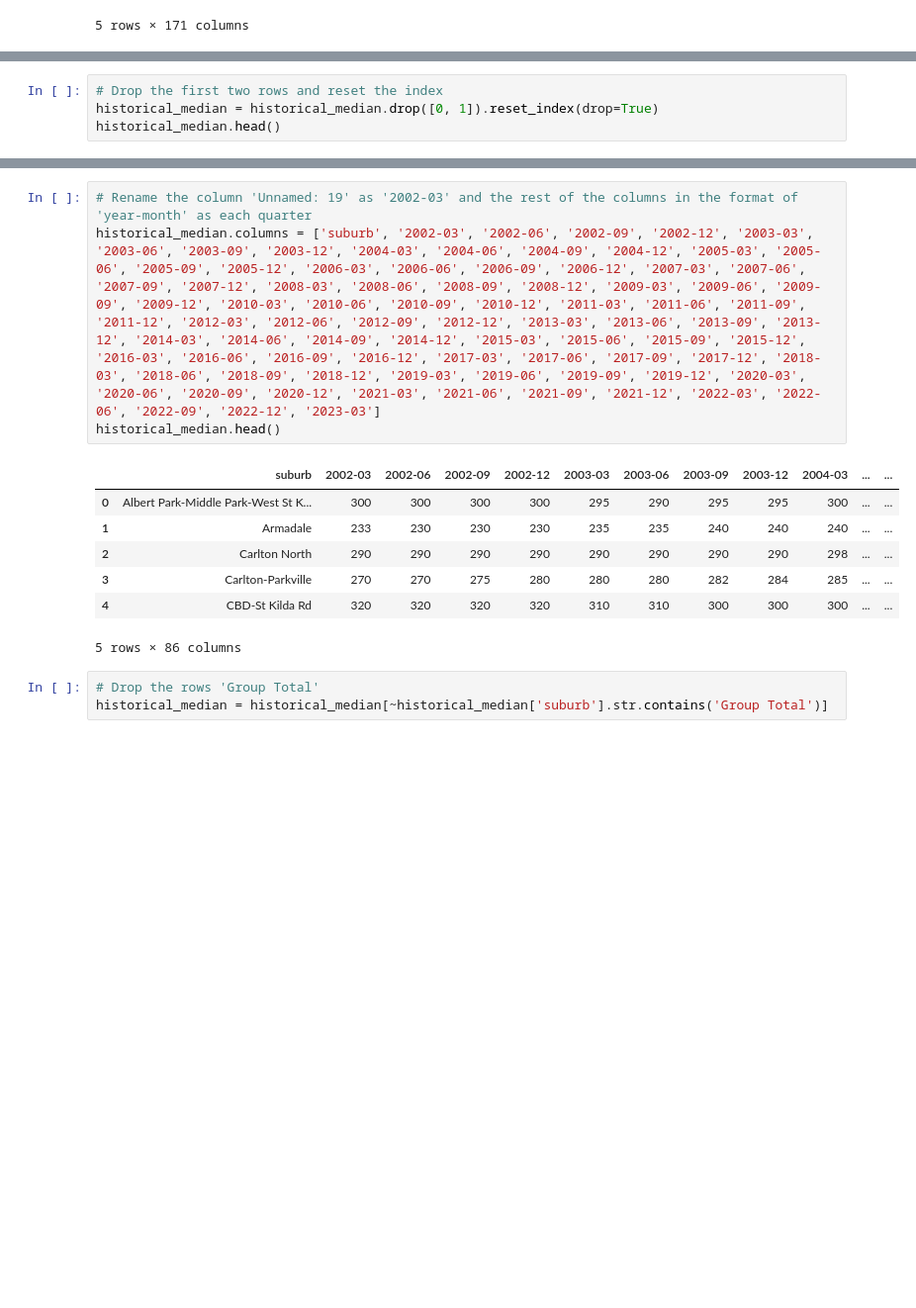
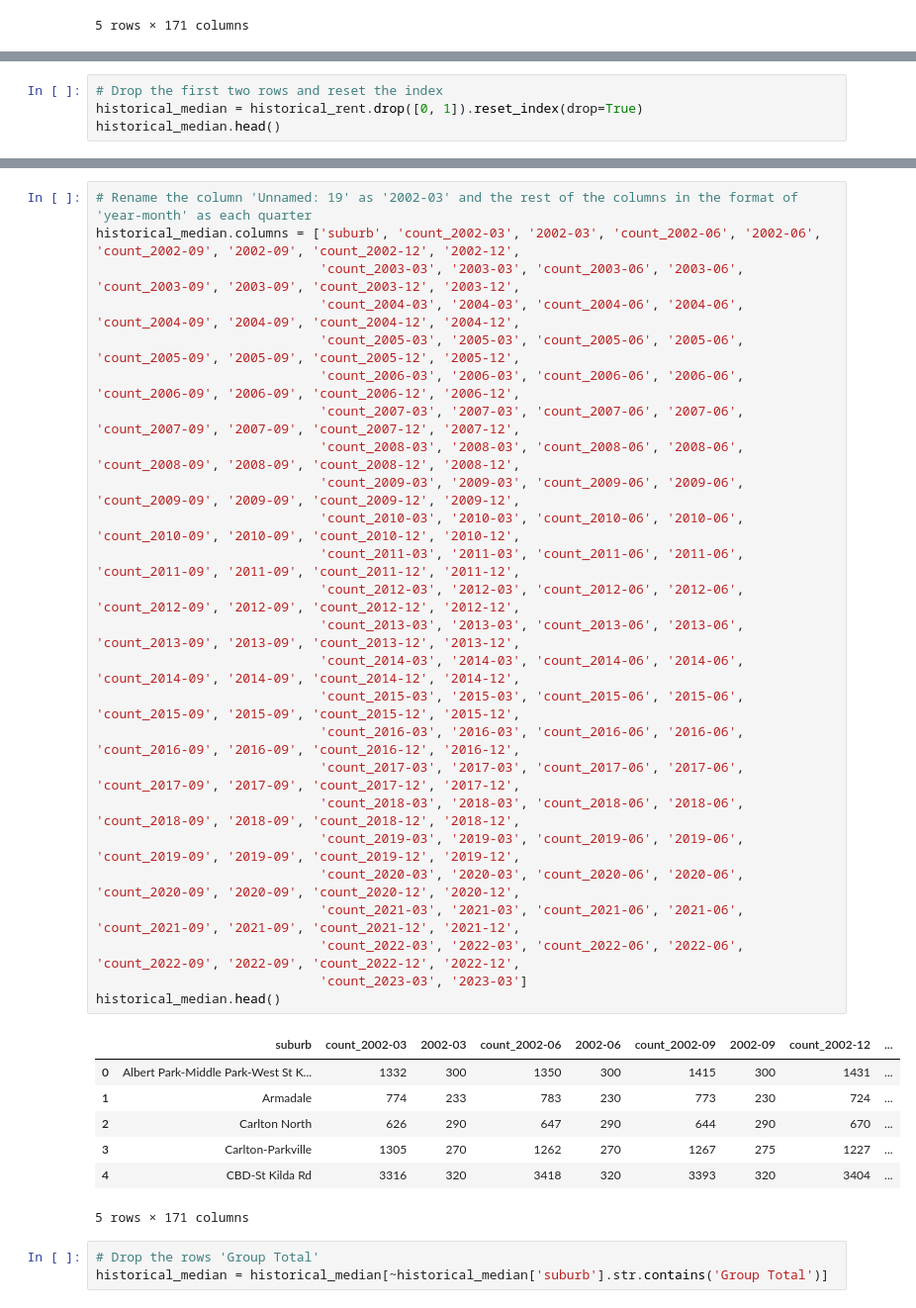
Before and after one commit to MAST30034-AppliedDataScience/project-2-group-real-estate-industry-project-11, a Jupyter notebook: notebooks/preprocess.ipynb, the cells around one changed output, grey strips where cells are left out. Shown at 99% size. Cells and saved outputs as stored; diff of their text form; blank space fills up the shorter version.

Commit message:
Update preprocess.ipynb
I kept the numbers of listings for the historical dataset.

```diff
--- a/notebooks/preprocess.ipynb
+++ b/notebooks/preprocess.ipynb
@@ -212,5 +204,5 @@ historical_median.head()
 # %%
 # Drop the first two rows and reset the index
-historical_median = historical_median.drop([0, 1]).reset_index(drop=True)
+historical_median = historical_rent.drop([0, 1]).reset_index(drop=True)
 historical_median.head()
 # %% [output]
@@ -224,15 +216,36 @@ historical_median.head()
 # %%
 # Rename the column 'Unnamed: 19' as '2002-03' and the rest of the columns in the format of 'year-month' as each quarter
-historical_median.columns = ['suburb', '2002-03', '2002-06', '2002-09', '2002-12', '2003-03', '2003-06', '2003-09', '2003-12', '2004-03', '2004-06', '2004-09', '2004-12', '2005-03', '2005-06', '2005-09', '2005-12', '2006-03', '2006-06', '2006-09', '2006-12', '2007-03', '2007-06', '2007-09', '2007-12', '2008-03', '2008-06', '2008-09', '2008-12', '2009-03', '2009-06', '2009-09', '2009-12', '2010-03', '2010-06', '2010-09', '2010-12', '2011-03', '2011-06', '2011-09', '2011-12', '2012-03', '2012-06', '2012-09', '2012-12', '2013-03', '2013-06', '2013-09', '2013-12', '2014-03', '2014-06', '2014-09', '2014-12', '2015-03', '2015-06', '2015-09', '2015-12', '2016-03', '2016-06', '2016-09', '2016-12', '2017-03', '2017-06', '2017-09', '2017-12', '2018-03', '2018-06', '2018-09', '2018-12', '2019-03', '2019-06', '2019-09', '2019-12', '2020-03', '2020-06', '2020-09', '2020-12', '2021-03', '2021-06', '2021-09', '2021-12', '2022-03', '2022-06', '2022-09', '2022-12', '2023-03']
+historical_median.columns = ['suburb', 'count_2002-03', '2002-03', 'count_2002-06', '2002-06', 'count_2002-09', '2002-09', 'count_2002-12', '2002-12',
+                             'count_2003-03', '2003-03', 'count_2003-06', '2003-06', 'count_2003-09', '2003-09', 'count_2003-12', '2003-12',
+                             'count_2004-03', '2004-03', 'count_2004-06', '2004-06', 'count_2004-09', '2004-09', 'count_2004-12', '2004-12',
+                             'count_2005-03', '2005-03', 'count_2005-06', '2005-06', 'count_2005-09', '2005-09', 'count_2005-12', '2005-12',
+                             'count_2006-03', '2006-03', 'count_2006-06', '2006-06', 'count_2006-09', '2006-09', 'count_2006-12', '2006-12',
+                             'count_2007-03', '2007-03', 'count_2007-06', '2007-06', 'count_2007-09', '2007-09', 'count_2007-12', '2007-12',
+                             'count_2008-03', '2008-03', 'count_2008-06', '2008-06', 'count_2008-09', '2008-09', 'count_2008-12', '2008-12',
+                             'count_2009-03', '2009-03', 'count_2009-06', '2009-06', 'count_2009-09', '2009-09', 'count_2009-12', '2009-12',
+                             'count_2010-03', '2010-03', 'count_2010-06', '2010-06', 'count_2010-09', '2010-09', 'count_2010-12', '2010-12',
+                             'count_2011-03', '2011-03', 'count_2011-06', '2011-06', 'count_2011-09', '2011-09', 'count_2011-12', '2011-12',
+                             'count_2012-03', '2012-03', 'count_2012-06', '2012-06', 'count_2012-09', '2012-09', 'count_2012-12', '2012-12',
+                             'count_2013-03', '2013-03', 'count_2013-06', '2013-06', 'count_2013-09', '2013-09', 'count_2013-12', '2013-12',
+                             'count_2014-03', '2014-03', 'count_2014-06', '2014-06', 'count_2014-09', '2014-09', 'count_2014-12', '2014-12',
+                             'count_2015-03', '2015-03', 'count_2015-06', '2015-06', 'count_2015-09', '2015-09', 'count_2015-12', '2015-12',
+                             'count_2016-03', '2016-03', 'count_2016-06', '2016-06', 'count_2016-09', '2016-09', 'count_2016-12', '2016-12',
+                             'count_2017-03', '2017-03', 'count_2017-06', '2017-06', 'count_2017-09', '2017-09', 'count_2017-12', '2017-12',
+                             'count_2018-03', '2018-03', 'count_2018-06', '2018-06', 'count_2018-09', '2018-09', 'count_2018-12', '2018-12',
+                             'count_2019-03', '2019-03', 'count_2019-06', '2019-06', 'count_2019-09', '2019-09', 'count_2019-12', '2019-12',
+                             'count_2020-03', '2020-03', 'count_2020-06', '2020-06', 'count_2020-09', '2020-09', 'count_2020-12', '2020-12',
+                             'count_2021-03', '2021-03', 'count_2021-06', '2021-06', 'count_2021-09', '2021-09', 'count_2021-12', '2021-12',
+                             'count_2022-03', '2022-03', 'count_2022-06', '2022-06', 'count_2022-09', '2022-09', 'count_2022-12', '2022-12',
+                             'count_2023-03', '2023-03']
 historical_median.head()
 # %% [output]
-|  | suburb | 2002-03 | 2002-06 | 2002-09 | 2002-12 | 2003-03 | 2003-06 | 2003-09 | 2003-12 | 2004-03 | ... | ... |
-| 0 | Albert Park-Middle Park-West St K... | 300 | 300 | 300 | 300 | 295 | 290 | 295 | 295 | 300 | ... | ... |
-| 1 | Armadale | 233 | 230 | 230 | 230 | 235 | 235 | 240 | 240 | 240 | ... | ... |
-| 2 | Carlton North | 290 | 290 | 290 | 290 | 290 | 290 | 290 | 290 | 298 | ... | ... |
-| 3 | Carlton-Parkville | 270 | 270 | 275 | 280 | 280 | 280 | 282 | 284 | 285 | ... | ... |
-| 4 | CBD-St Kilda Rd | 320 | 320 | 320 | 320 | 310 | 310 | 300 | 300 | 300 | ... | ... |
+|  | suburb | count_2002-03 | 2002-03 | count_2002-06 | 2002-06 | count_2002-09 | 2002-09 | count_2002-12 | ... |
+| 0 | Albert Park-Middle Park-West St K... | 1332 | 300 | 1350 | 300 | 1415 | 300 | 1431 | ... |
+| 1 | Armadale | 774 | 233 | 783 | 230 | 773 | 230 | 724 | ... |
+| 2 | Carlton North | 626 | 290 | 647 | 290 | 644 | 290 | 670 | ... |
+| 3 | Carlton-Parkville | 1305 | 270 | 1262 | 270 | 1267 | 275 | 1227 | ... |
+| 4 | CBD-St Kilda Rd | 3316 | 320 | 3418 | 320 | 3393 | 320 | 3404 | ... |
-5 rows × 86 columns
+5 rows × 171 columns
 # %%
 # Drop the rows 'Group Total'
 historical_median = historical_median[~historical_median['suburb'].str.contains('Group Total')]
```
Also changed, not shown: parts of 3 cells of this notebook.
